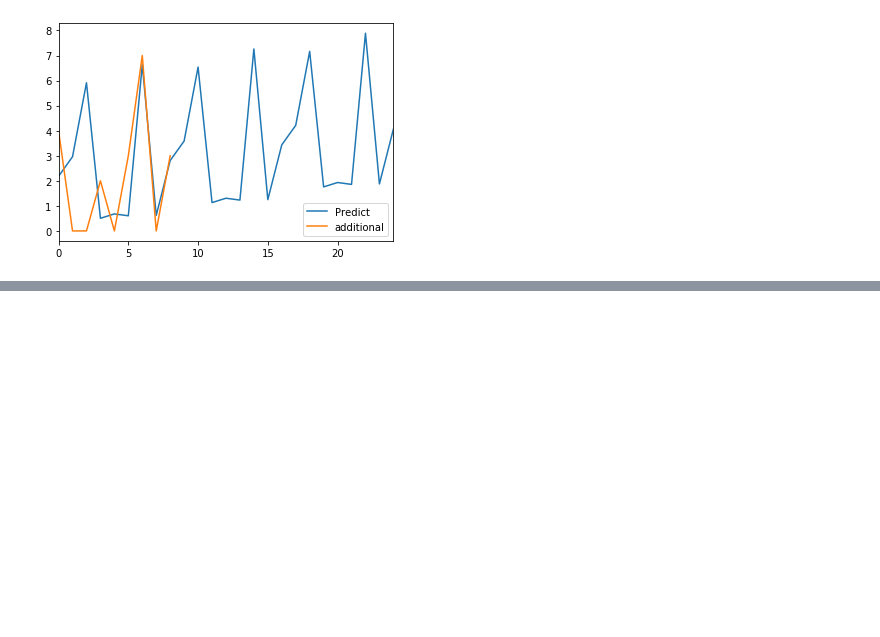
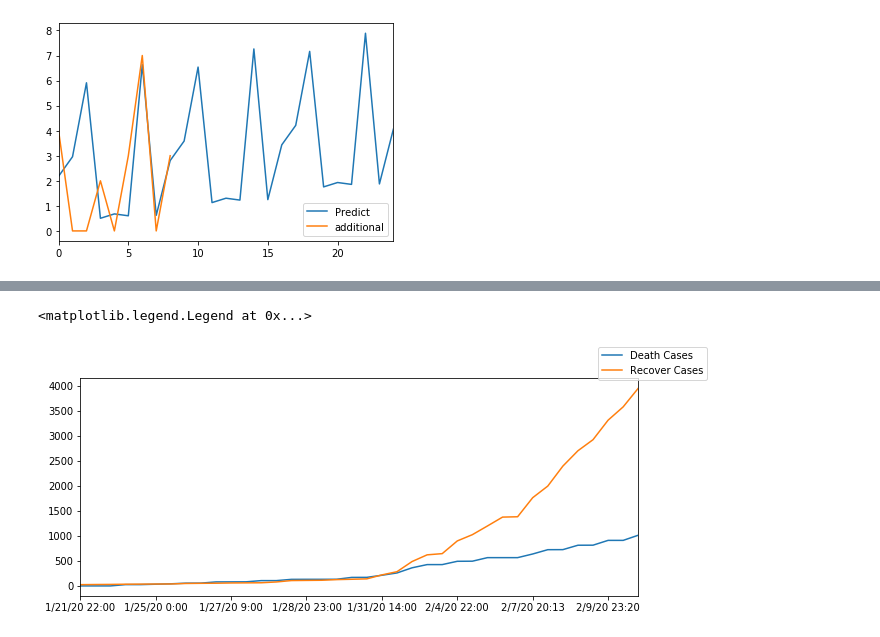
Before and after one commit to Felixwkk/food-classificaion, a Jupyter notebook: coronavirus.ipynb, the cells around one changed output, grey strips where cells are left out. Drawn from its saved outputs; the diff is of its cells as text; code cells hidden in the pictures; blank space fills up the shorter version.

```diff
--- a/coronavirus.ipynb
+++ b/coronavirus.ipynb
@@ -311,8 +311,12 @@ Font installed at the first time
 # %%
 # upload the csv file into colab
 filename = 'https://raw.githubusercontent.com/CSSEGISandData/2019-nCoV/master/time_series/time_series_2019-ncov-Confirmed.csv'
+filename_death = 'https://raw.githubusercontent.com/CSSEGISandData/2019-nCoV/master/time_series/time_series_2019-ncov-Deaths.csv'
+filename_recover = 'https://raw.githubusercontent.com/CSSEGISandData/2019-nCoV/master/time_series/time_series_2019-ncov-Recovered.csv'
 
 data = pd.read_csv(filename)
+data_death = pd.read_csv(filename_death)
+data_recover = pd.read_csv(filename_recover)
 
 data.head()
 # %% [output]
@@ -324,8 +328,12 @@ data.head()
 | 4 | Gansu | Mainland China | 36.06110 | 103.8343 | NaN | NaN | 2.0 | ... |
 # %%
 data.drop([ 'Lat', 'Long'], axis = 1, inplace=True)
+data_death.drop(['Lat','Long'],axis = 1, inplace =True)
+data_recover.drop(['Lat','Long'], axis = 1, inplace = True)
 # %%
 data.fillna(0.0, inplace = True)
+data_death.fillna (0.0 , inplace = True)
+data_recover.fillna(0.0, inplace = True)
 data.head()
 # %% [output]
 |  | Province/State | Country/Region | 1/21/20 22:00 | 1/22/20 12:00 | 1/23/20 12:00 | 1/24/20 0:00 | ... |
@@ -615,0 +631,10 @@ test
+# %%
+data_death_sum = data_death.sum()
+data_recover_sum = data_recover.sum()
+ax,fig = plt.subplots()
+data_death_sum.plot(figsize=(10,4))
+data_recover_sum.plot(figsize=(10,4))
+ax.legend(['Death Cases','Recover Cases'])
+# %% [output]
+<matplotlib.legend.Legend at 0x...>
+[figure, added]
```
Also changed, not shown: parts of 10 cells of this notebook.
